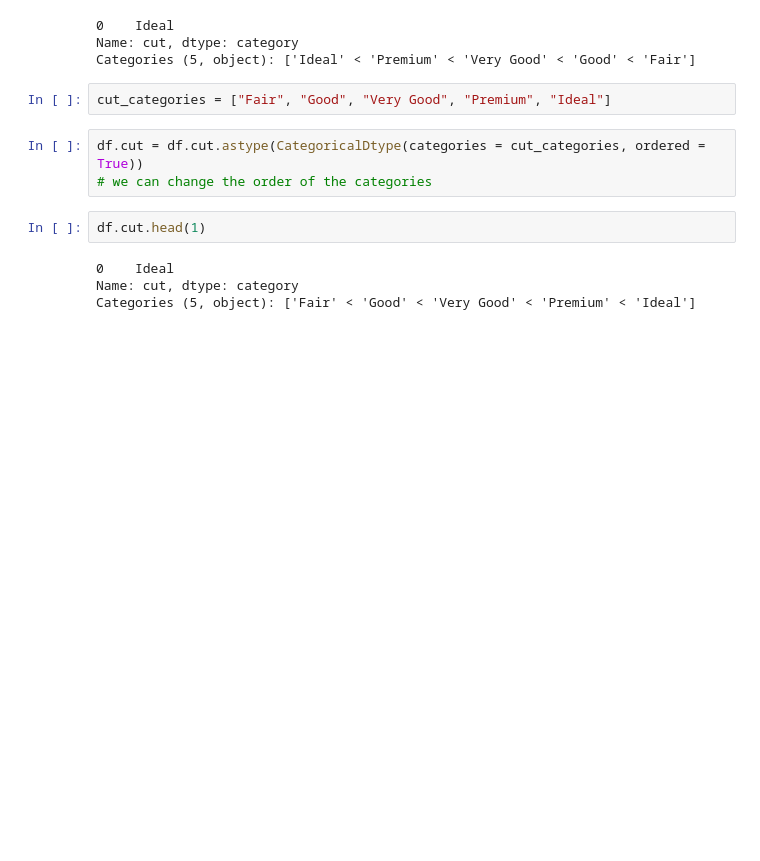
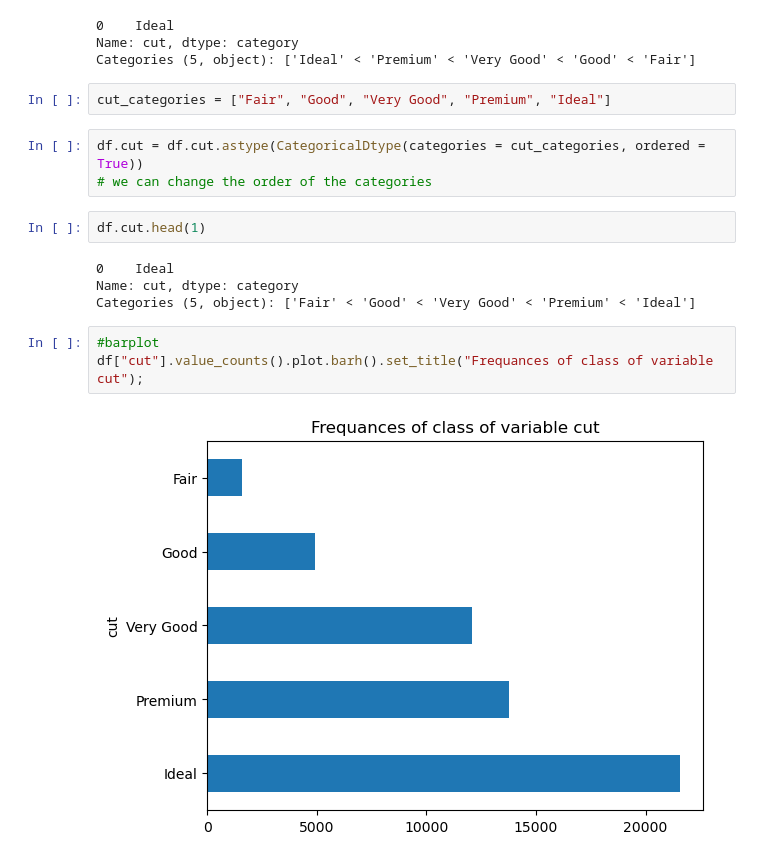
Before and after one commit to Alihanesentas/Exploratory-Data-Analysis, a Jupyter notebook: Day-2.ipynb, the cells around one changed output. Saved outputs shown, nothing was run; the diff lists cells and outputs as text; blank space fills up the shorter version.

Commit message:
creating a column chart

```diff
--- a/Day-2.ipynb
+++ b/Day-2.ipynb
@@ -337,3 +337,8 @@ df.cut.head(1)
 0    Ideal
 Name: cut, dtype: category
 Categories (5, object): ['Fair' < 'Good' < 'Very Good' < 'Premium' < 'Ideal']
+# %%
+#barplot
+df["cut"].value_counts().plot.barh().set_title("Frequances of class of variable cut");
+# %% [output]
+[figure, added]
```
Also changed, not shown: parts of 1 cell of this notebook.
